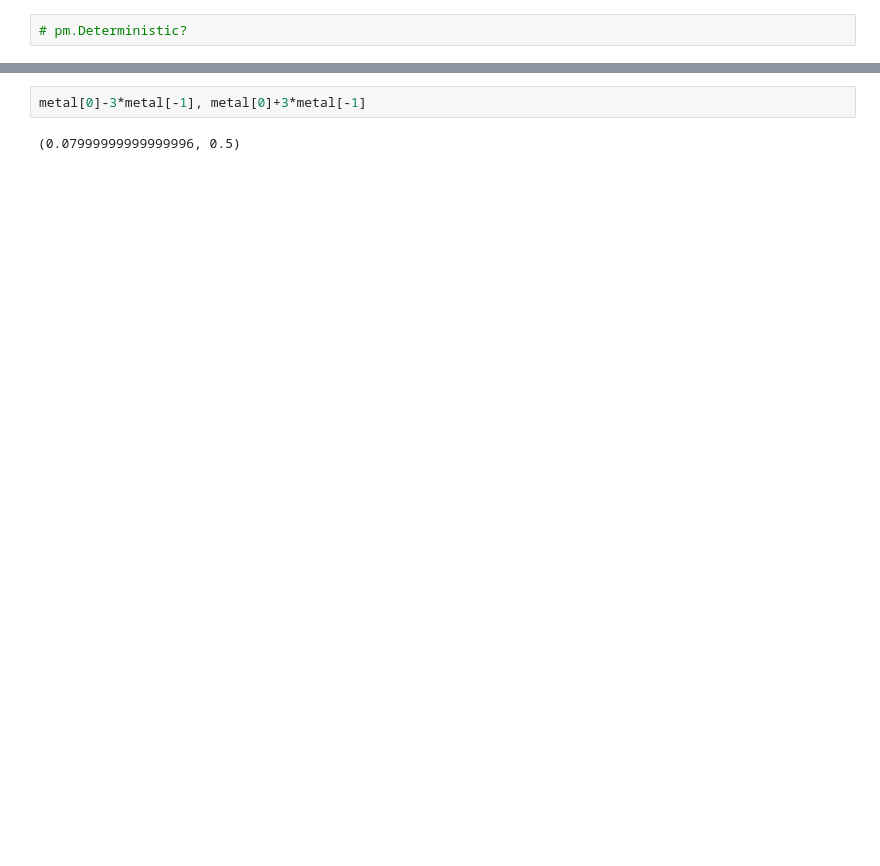
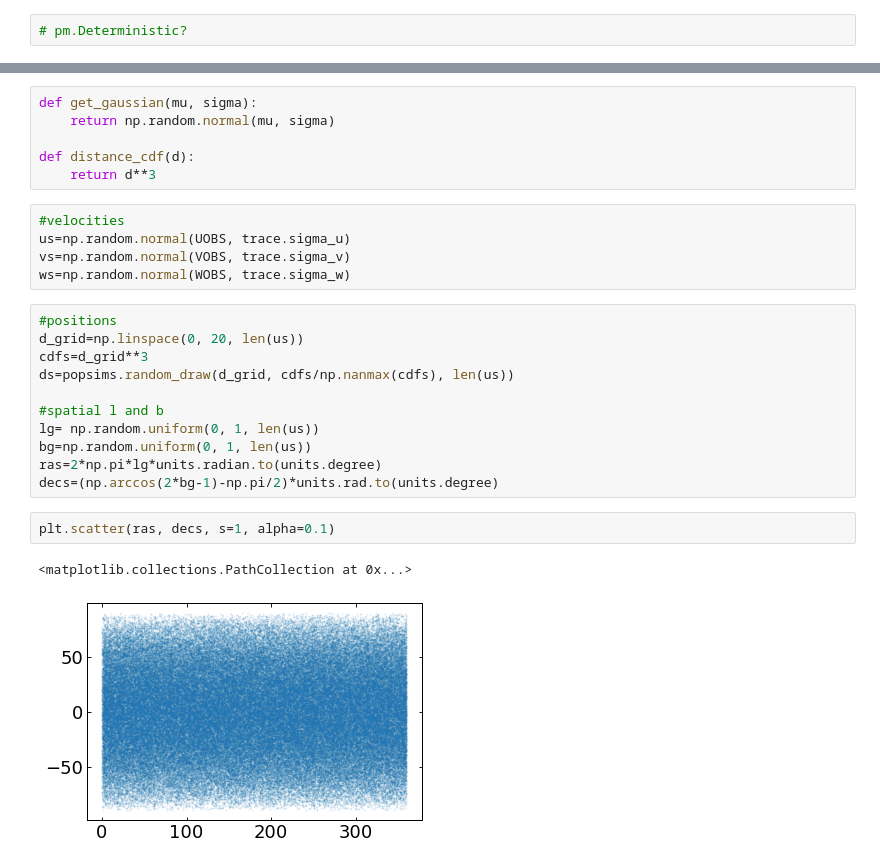
Before and after one commit to caganze/J1624, a Jupyter notebook: notebooks/Hierchical Bayesian Age.ipynb, the cells around one changed output, grey strips where cells are left out. Saved outputs shown, nothing was run; the diff lists cells and outputs as text; blank space fills up the shorter version.

```diff
--- a/notebooks/Hierchical Bayesian Age.ipynb
+++ b/notebooks/Hierchical Bayesian Age.ipynb
@@ -311,4 +156,27 @@ pm.model_to_graphviz(model_metal)
-# %%
-metal[0]-3*metal[-1], metal[0]+3*metal[-1]
-# %% [output]
-(0.07999999999999996, 0.5)
+# %%
+def get_gaussian(mu, sigma):
+    return np.random.normal(mu, sigma)
+
+def distance_cdf(d):
+    return d**3
+# %%
+#velocities
+us=np.random.normal(UOBS, trace.sigma_u)
+vs=np.random.normal(VOBS, trace.sigma_v)
+ws=np.random.normal(WOBS, trace.sigma_w)
+# %%
+#positions
+d_grid=np.linspace(0, 20, len(us))
+cdfs=d_grid**3
+ds=popsims.random_draw(d_grid, cdfs/np.nanmax(cdfs), len(us))
+
+#spatial l and b
+lg= np.random.uniform(0, 1, len(us))
+bg=np.random.uniform(0, 1, len(us))
+ras=2*np.pi*lg*units.radian.to(units.degree)
+decs=(np.arccos(2*bg-1)-np.pi/2)*units.rad.to(units.degree)
+# %%
+plt.scatter(ras, decs, s=1, alpha=0.1)
+# %% [output]
+<matplotlib.collections.PathCollection at 0x...>
+[figure, added]
```
Also changed, not shown: parts of 75 cells of this notebook, 22 other files.
